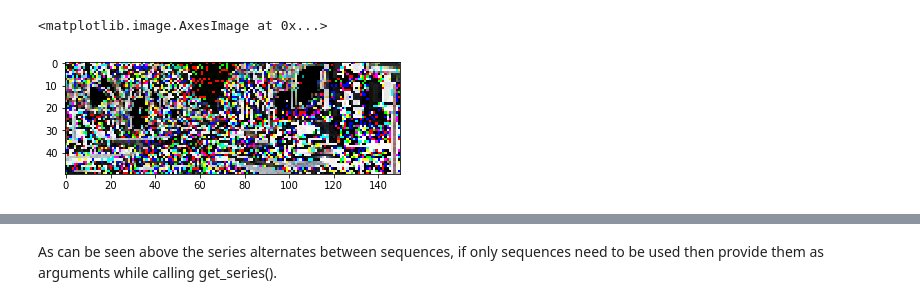
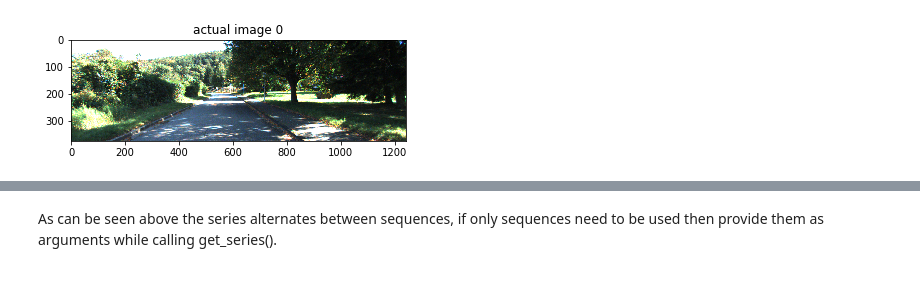
Before and after one commit to gagkhan/deep_visual_odometry, a Jupyter notebook: working_with_KITTI.ipynb, the cells around one changed output, grey strips where cells are left out. Drawn from its saved outputs; the diff is of its cells as text; code cells hidden in the pictures.

```diff
--- a/working_with_KITTI.ipynb
+++ b/working_with_KITTI.ipynb
@@ -41,5 +35,5 @@ len(dataset.cam2_files)
 # %%
 from deep_visual_odometry.kitti_utils import KITTIdata
-kitti_data = KITTIdata(basedir, sequences = ['00','01'], img_size=(150,50))
+kitti_data = KITTIdata(basedir, sequences = ['03'])
 print(kitti_data.dataset_len)
 # %% [output]
@@ -49,6 +42,6 @@ completed load sequence 01 data
 # %%
-series, _, _ = kitti_data.get_series(sequence_len = 100)
-plt.imshow(series[0,:,:,3:6])
+series, _, _ = kitti_data.get_series_train()
+plt.imshow(series[13,:,:,0:3])
+plt.title('actual image 0');
 # %% [output]
-<matplotlib.image.AxesImage at 0x...>
-[figure, old version]
+[figure, new version]
```
Also changed, not shown: parts of 21 cells of this notebook, 1 other file.
